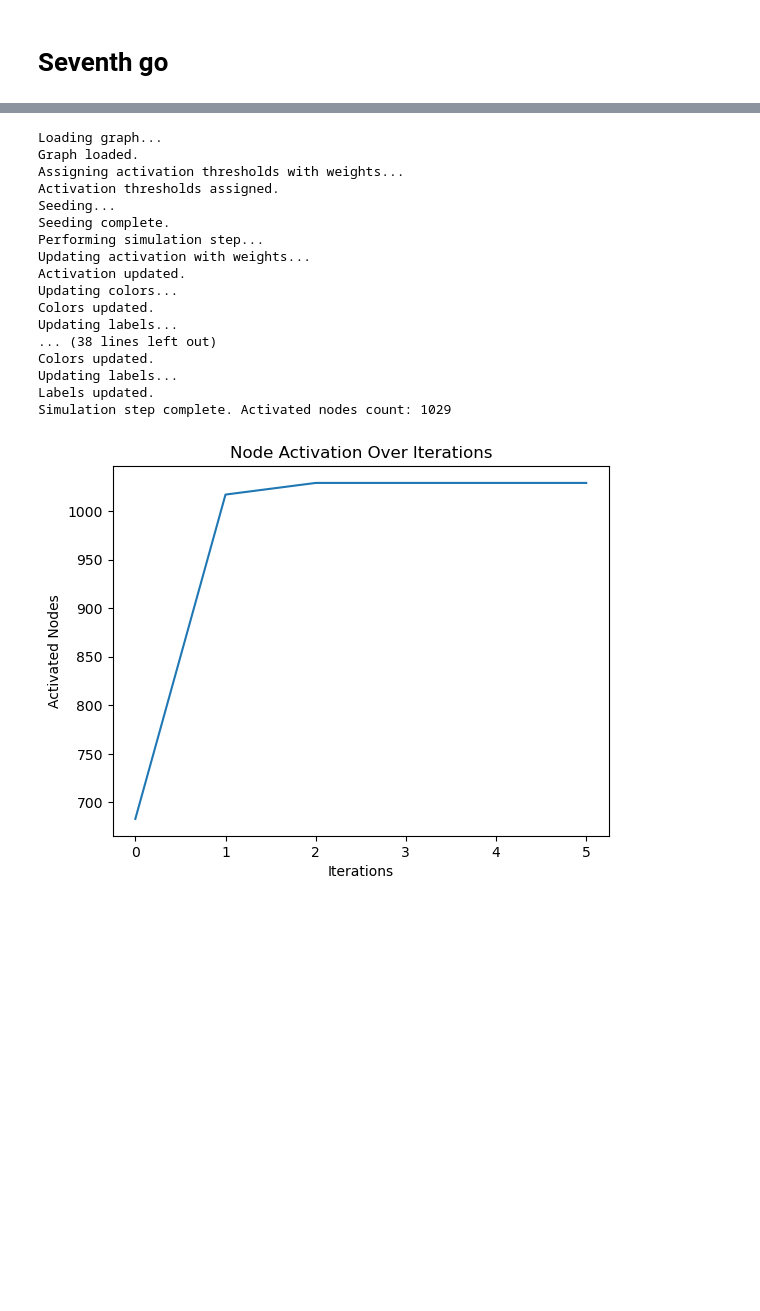
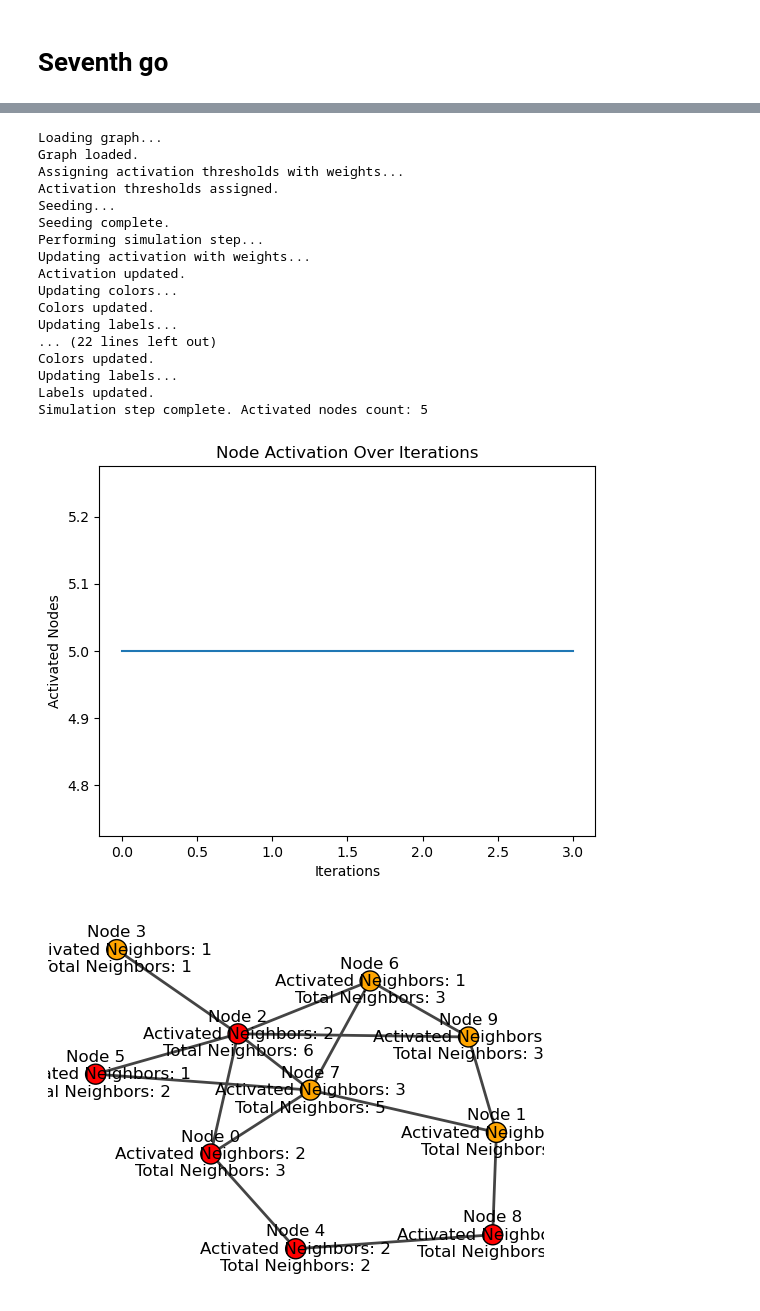
Before and after one commit to gabridele/linear-threshold-model, a Jupyter notebook: try1.ipynb, the cells around one changed output, grey strips where cells are left out. Saved outputs shown, nothing was run; the diff lists cells and outputs as text; code cells hidden in the pictures; blank space fills up the shorter version.

```diff
--- a/try1.ipynb
+++ b/try1.ipynb
@@ -716,3 +839,5 @@ analyze_results(activated_counts_list)
+# %%
+g = ig.Graph.Famous("petersen")
 # %%
 from igraph import *
 import random
@@ -777,7 +902,14 @@ def simulation_step(graph):
 def main():
     # Load graph from adjacency matrix
     print("Loading graph...")
-    g = Graph.Read_Adjacency(path_to_mtrx, sep=',', attribute='weight')
+    g = Graph()
+    g.add_vertices(10)
+
+# Add random edges with weights
+    for i in range(10):
+        for j in range(i+1, 10):
+            if random.random() < 0.3:  # Adjust the probability to control the number of edges
+                g.add_edge(i, j, weight=random.uniform(0.1, 0.9))
     print("Graph loaded.")
 
     # Assign activation thresholds based on edge weights
@@ -805,33 +937,34 @@ def main():
         if consecutive_same_count > 2:
             break
 
     # Plotting
     plt.plot(activated_nodes_counts)
     plt.xlabel("Iterations")
     plt.ylabel("Activated Nodes")
     plt.title("Node Activation Over Iterations")
     plt.show()
 
     plot(g)
 
 if __name__ == '__main__':
     main()
 # %% [output]
 Loading graph...
 Graph loaded.
 Assigning activation thresholds with weights...
 Activation thresholds assigned.
 Seeding...
 Seeding complete.
 Performing simulation step...
 Updating activation with weights...
 Activation updated.
 Updating colors...
 Colors updated.
 Updating labels...
-... (38 lines left out)
+... (22 lines left out)
 Colors updated.
 Updating labels...
 Labels updated.
-Simulation step complete. Activated nodes count: 1029
+Simulation step complete. Activated nodes count: 5
-[figure, old version]
+[figure, new version]
+[figure, added]
```
Also changed, not shown: parts of 2 cells of this notebook.
